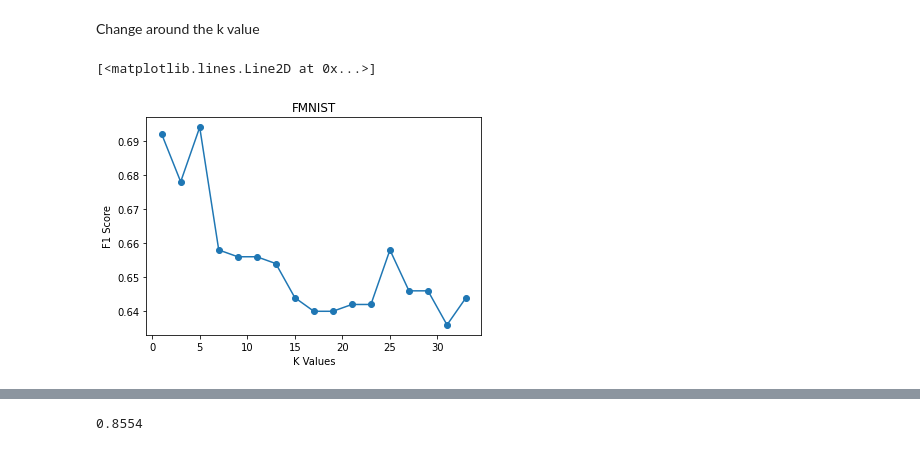
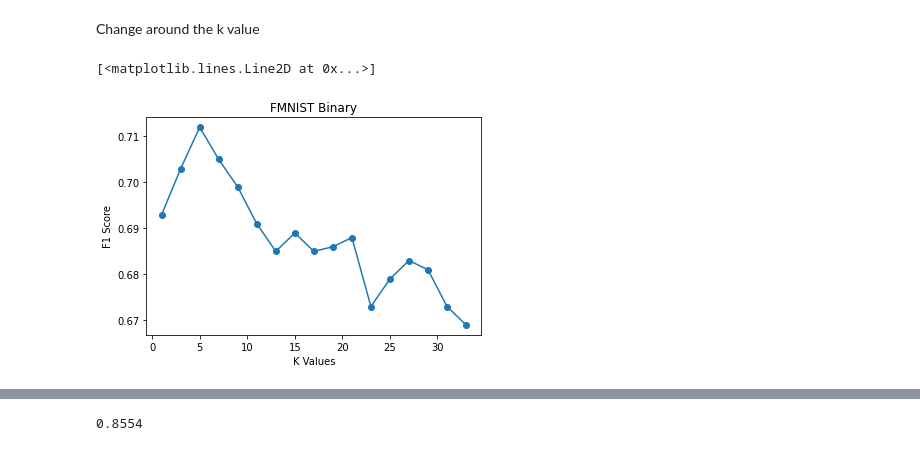
Before and after one commit to hakanjian/MLHW2, a Jupyter notebook: sample.ipynb, the cells around one changed output, grey strips where cells are left out. Saved outputs shown, nothing was run; the diff lists cells and outputs as text; code cells hidden in the pictures.

Commit message:
final print

```diff
--- a/sample.ipynb
+++ b/sample.ipynb
@@ -166,10 +166,10 @@ def predict_all(X_train, y_train, X_test, k):
         y_preds.append(p)
     return y_preds
 # %%
-tI = train_images[:500]
-tL = train_labels[:500]
-teI = test_images[:500]
-teL = test_labels[:500]
+tI = train_images[:1000]
+tL = train_labels[:1000]
+teI = test_images[:1000]
+teL = test_labels[:1000]
 from sklearn.metrics import confusion_matrix, f1_score
 # %%
 def convert_to_binary(image):
@@ -188,12 +188,12 @@ def all_to_binary(images):
 #binary training
 tIb = all_to_binary(train_images)
 teIb = all_to_binary(test_images)
-tIb5 = all_to_binary(train_images[:500])
-teIb5 = all_to_binary(test_images[:500])
+tIb5 = tIb[:1000]
+teIb5 = teIb[:1000]
 # %%
 #Non binary with our KNN Implementation
-preds = predict_all(train_images, train_labels, test_images, 5)
+preds = predict_all(tI, tL, teI, 5)
 print("Non-Binary Values")
-print(confusion_matrix(test_labels, preds))
-print(f1_score(test_labels, preds, average='micro'))
+print(confusion_matrix(teL, preds))
+print(f1_score(teL, preds, average='micro'))
 # %% [output]
@@ -209,13 +233,13 @@ Change around the k value
 # %%
 scores = []
 for k in range(1,35,2):
     preds = predict_all(tIb5, tL, teIb5, k)
     scores.append(f1_score(teL, preds, average='micro'))
 
 plt.xlabel('K Values')
 plt.ylabel('F1 Score')
-plt.title('FMNIST')
+plt.title('FMNIST Binary')
 plt.plot(np.arange(1,35,2),scores, "o-")
 # %% [output]
 [<matplotlib.lines.Line2D at 0x...>]
-[figure, old version]
+[figure, new version]
```
Also changed, not shown: parts of 12 cells of this notebook.
